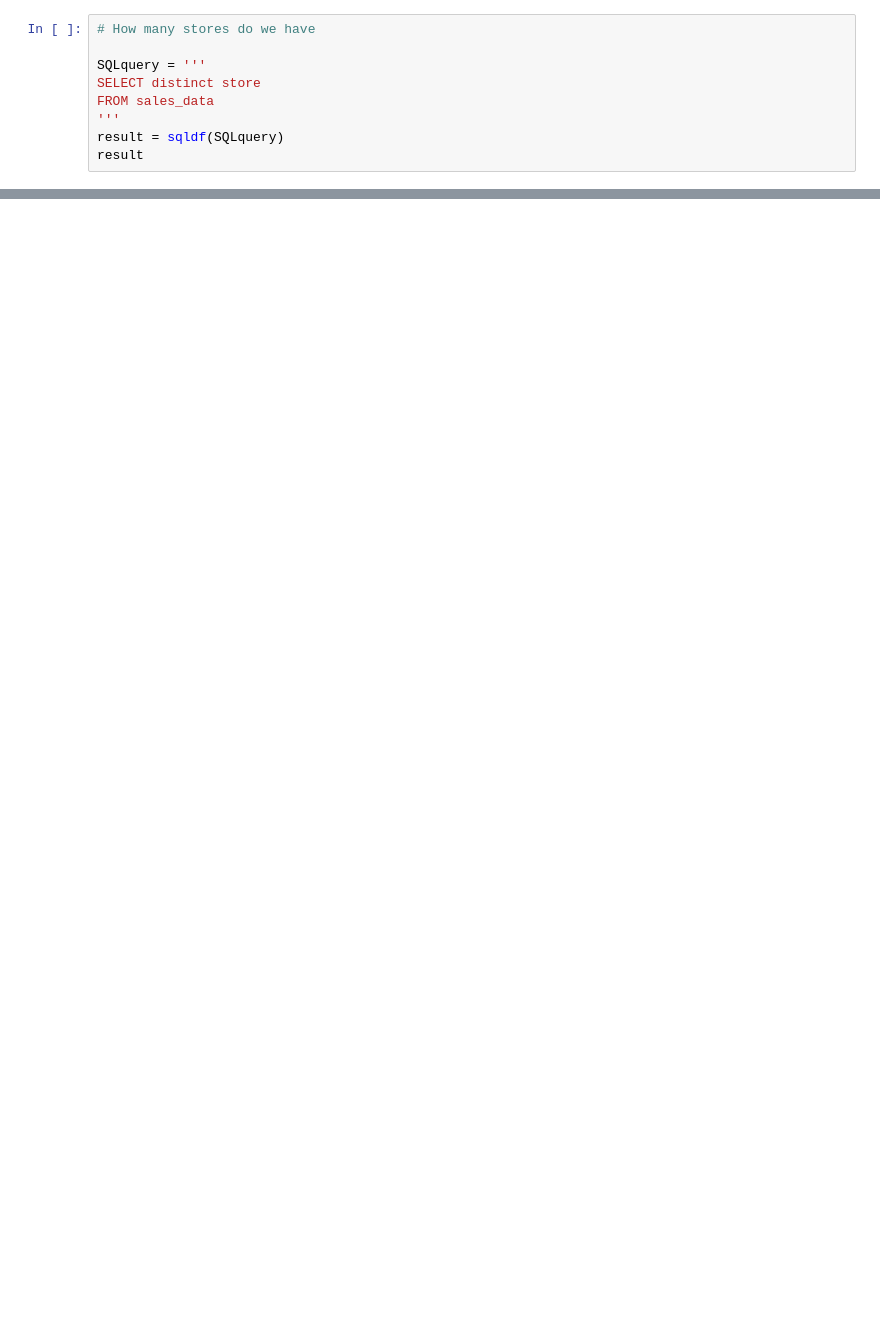
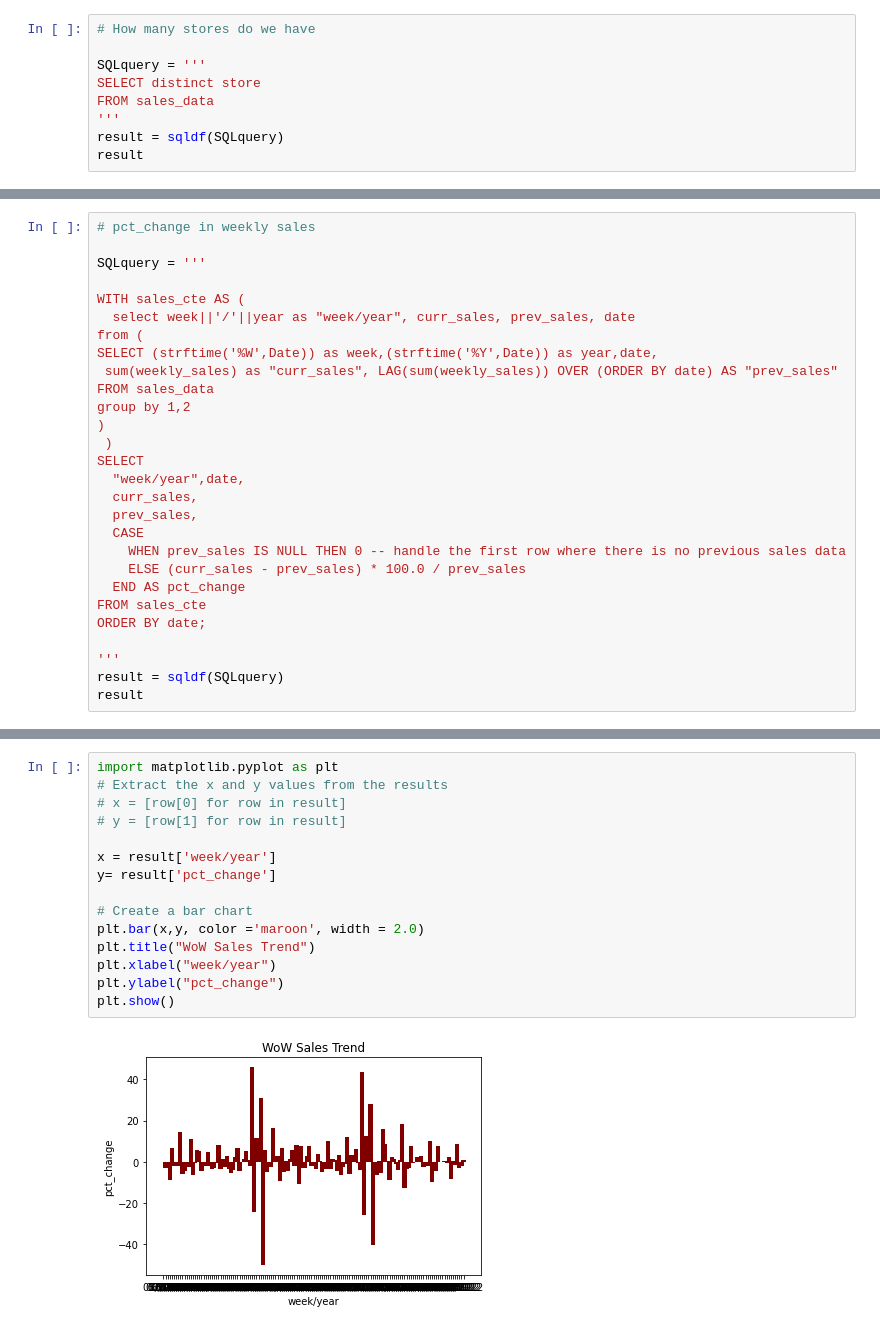
Before and after one commit to Emenike-Amara/Projects, a Jupyter notebook: Data_Exploration_with_SQL.ipynb, the cells around one changed output, grey strips where cells are left out. Cells and saved outputs as stored; diff of their text form; blank space fills up the shorter version.

```diff
--- a/Data_Exploration_with_SQL.ipynb
+++ b/Data_Exploration_with_SQL.ipynb
@@ -134,0 +157,28 @@ result
+# %%
+# pct_change in weekly sales
+
+SQLquery = '''
+
+WITH sales_cte AS (
+  select week||'/'||year as "week/year", curr_sales, prev_sales, date
+from (
+SELECT (strftime('%W',Date)) as week,(strftime('%Y',Date)) as year,date,
+ sum(weekly_sales) as "curr_sales", LAG(sum(weekly_sales)) OVER (ORDER BY date) AS "prev_sales"
+FROM sales_data
+group by 1,2
+)
+ )
+SELECT
+  "week/year",date,
+  curr_sales,
+  prev_sales,
+  CASE
+    WHEN prev_sales IS NULL THEN 0 -- handle the first row where there is no previous sales data
+    ELSE (curr_sales - prev_sales) * 100.0 / prev_sales
+  END AS pct_change
+FROM sales_cte
+ORDER BY date;
+
+'''
+result = sqldf(SQLquery)
+result
@@ -134,0 +199,17 @@ result
+# %%
+import matplotlib.pyplot as plt
+# Extract the x and y values from the results
+# x = [row[0] for row in result]
+# y = [row[1] for row in result]
+
+x = result['week/year']
+y= result['pct_change']
+
+# Create a bar chart
+plt.bar(x,y, color ='maroon', width = 2.0)
+plt.title("WoW Sales Trend")
+plt.xlabel("week/year")
+plt.ylabel("pct_change")
+plt.show()
+# %% [output]
+[figure, added]
```
Also changed, not shown: parts of 10 cells of this notebook.
